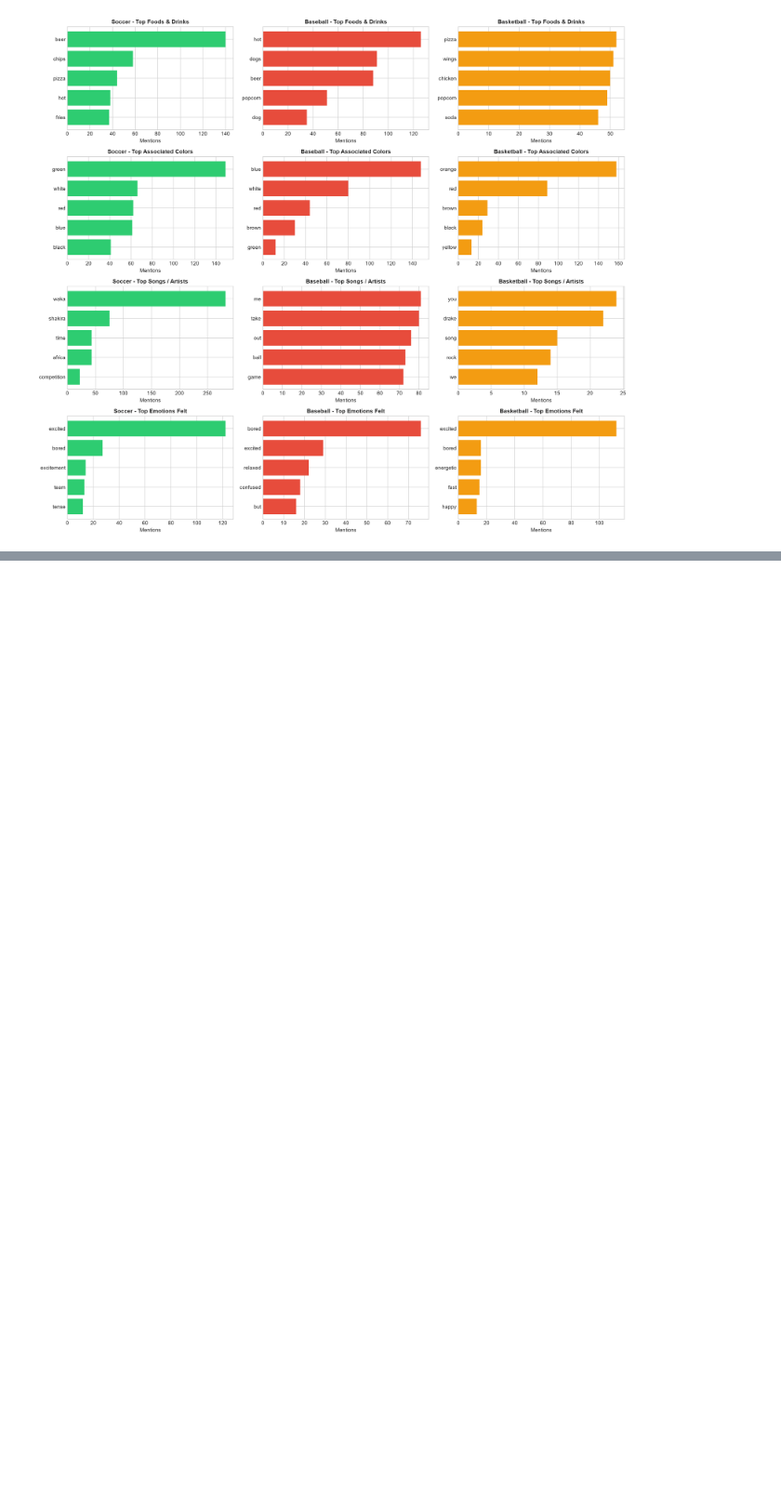
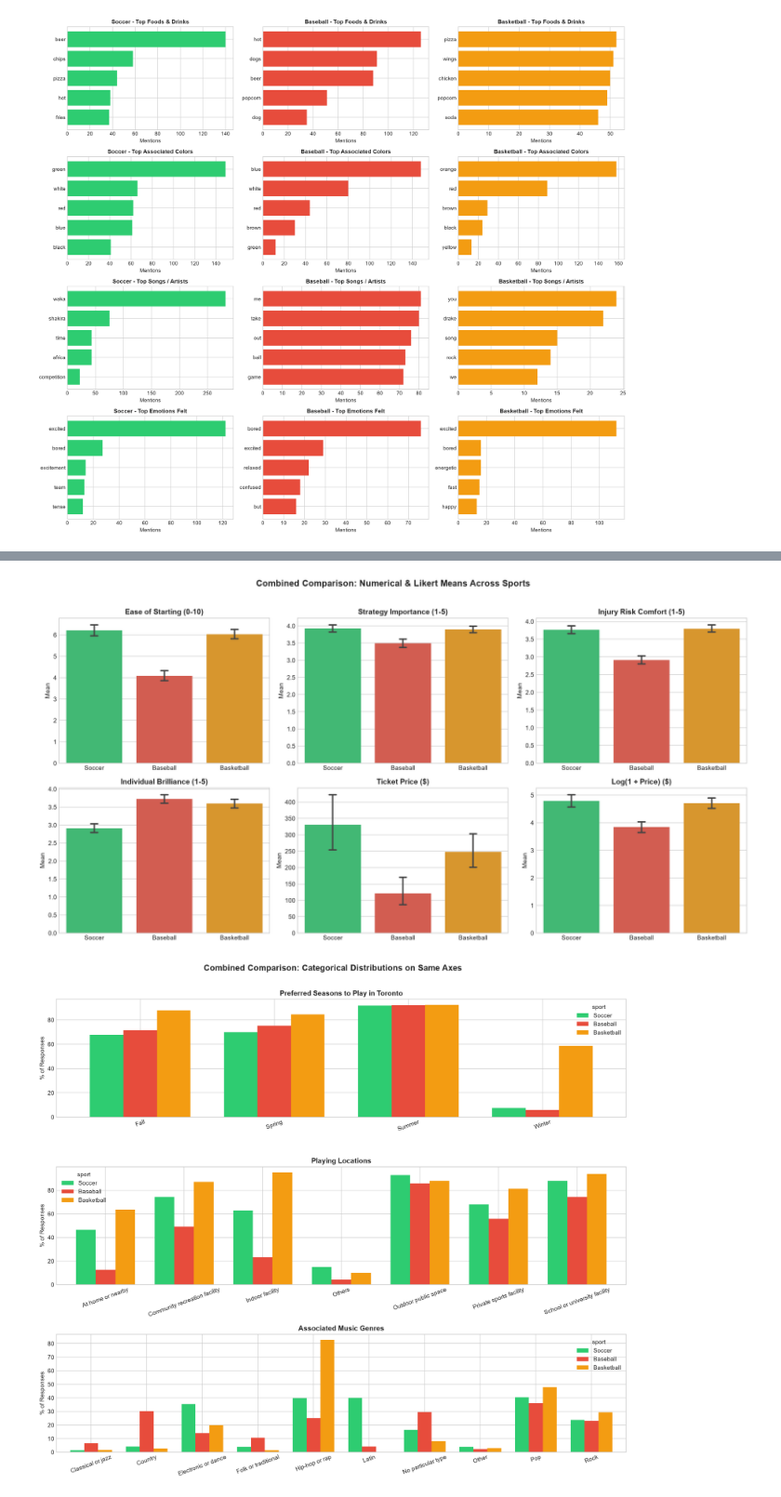
Before and after one commit to bianca-8/csc311, a Jupyter notebook: data bar graph-data_explore.ipynb, the cells around one changed output, grey strips where cells are left out. Shown at 93% size. Cells and saved outputs as stored; diff of their text form; code cells hidden in the pictures; blank space fills up the shorter version.

Commit message:
Include both 1x3 side-by-side subplots and combined grouped plots on same axes

```diff
--- a/data bar graph-data_explore.ipynb
+++ b/data bar graph-data_explore.ipynb
@@ -208,0 +192,75 @@ plt.show()
+# %%
+# =====================================================================
+# PART 2: Combined Grouped Comparisons (All 3 Sports on Same Axes)
+# =====================================================================
+
+# 1. Combined Mean Bar Plots for Numerical & Likert Features
+fig5, axes5 = plt.subplots(2, 3, figsize=(16, 8))
+num_cols = [
+    ("difficulty_rating", "Ease of Starting (0-10)"),
+    ("strategy_importance_num", "Strategy Importance (1-5)"),
+    ("injury_risk_comfort_num", "Injury Risk Comfort (1-5)"),
+    ("individual_brilliance_num", "Individual Brilliance (1-5)"),
+    ("price_clean", "Ticket Price ($)"),
+    ("log_price", "Log(1 + Price) ($)")
+]
+for idx, (col, title) in enumerate(num_cols):
+    ax = axes5[idx // 3, idx % 3]
+    sns.barplot(data=eda_df, x=label_col, y=col, ax=ax, palette=sport_colors, capsize=0.1, estimator=np.nanmean)
+    ax.set_title(title, fontweight="bold")
+    ax.set_xlabel("")
+    ax.set_ylabel("Mean")
+plt.suptitle("Combined Comparison: Numerical & Likert Means Across Sports", fontsize=14, fontweight="bold", y=1.02)
+plt.tight_layout()
+plt.show()
+
+# 2. Combined Grouped Bar Plots for Multi-Select Categorical Features
+fig6, axes6 = plt.subplots(3, 1, figsize=(14, 12))
+multi_cols = [
+    ("play_season", "Preferred Seasons to Play in Toronto"),
+    ("play_location", "Playing Locations"),
+    ("associated_music", "Associated Music Genres")
+]
+for idx, (col, title) in enumerate(multi_cols):
+    expanded = []
+    for _, row in eda_df.dropna(subset=[col, label_col]).iterrows():
+        sport = row[label_col]
+        items = [x.strip() for x in str(row[col]).split(",") if x.strip()]
+        for item in items:
+            expanded.append({"sport": sport, "category": item})
+    df_cat = pd.DataFrame(expanded)
+    sport_counts = eda_df[label_col].value_counts()
+    cat_pct = (df_cat.groupby(["category", "sport"]).size().unstack(fill_value=0)).div(sport_counts, axis=1) * 100
+    avail = [s for s in ["Soccer", "Baseball", "Basketball"] if s in cat_pct.columns]
+    cat_pct[avail].plot(kind="bar", ax=axes6[idx], color=["#2ecc71", "#e74c3c", "#f39c12"], width=0.75)
+    axes6[idx].set_title(title, fontweight="bold")
+    axes6[idx].set_ylabel("% of Responses")
+    axes6[idx].set_xlabel("")
+    axes6[idx].tick_params(axis="x", rotation=20)
+plt.suptitle("Combined Comparison: Categorical Distributions on Same Axes", fontsize=14, fontweight="bold", y=1.01)
+plt.tight_layout()
+plt.show()
+
+# 3. Combined Box Plots for All Numerical & Likert Features
+fig7, axes7 = plt.subplots(2, 3, figsize=(16, 8))
+box_cols = [
+    ("difficulty_rating", "Ease of Starting (0-10)"),
+    ("strategy_importance_num", "Strategy Importance (1-5)"),
+    ("injury_risk_comfort_num", "Injury Risk Comfort (1-5)"),
+    ("individual_brilliance_num", "Individual Brilliance (1-5)"),
+    ("price_clean", "Ticket Price ($) [Fliers Hidden]"),
+    ("log_price", "Log(1 + Price) ($)")
+]
+for idx, (col, title) in enumerate(box_cols):
+    ax = axes7[idx // 3, idx % 3]
+    show_fliers = False if col == "price_clean" else True
+    sns.boxplot(data=eda_df, x=label_col, y=col, ax=ax, palette=sport_colors, showfliers=show_fliers)
+    ax.set_title(title, fontweight="bold")
+    ax.set_xlabel("")
+    ax.set_ylabel("Value")
+plt.suptitle("Combined Comparison: Box Plots for All Numerical & Likert Features", fontsize=14, fontweight="bold", y=1.02)
+plt.tight_layout()
+plt.show()
+# %% [output]
+[figure, added]
+[figure, added]
```
Also changed, not shown: parts of 6 cells of this notebook.
